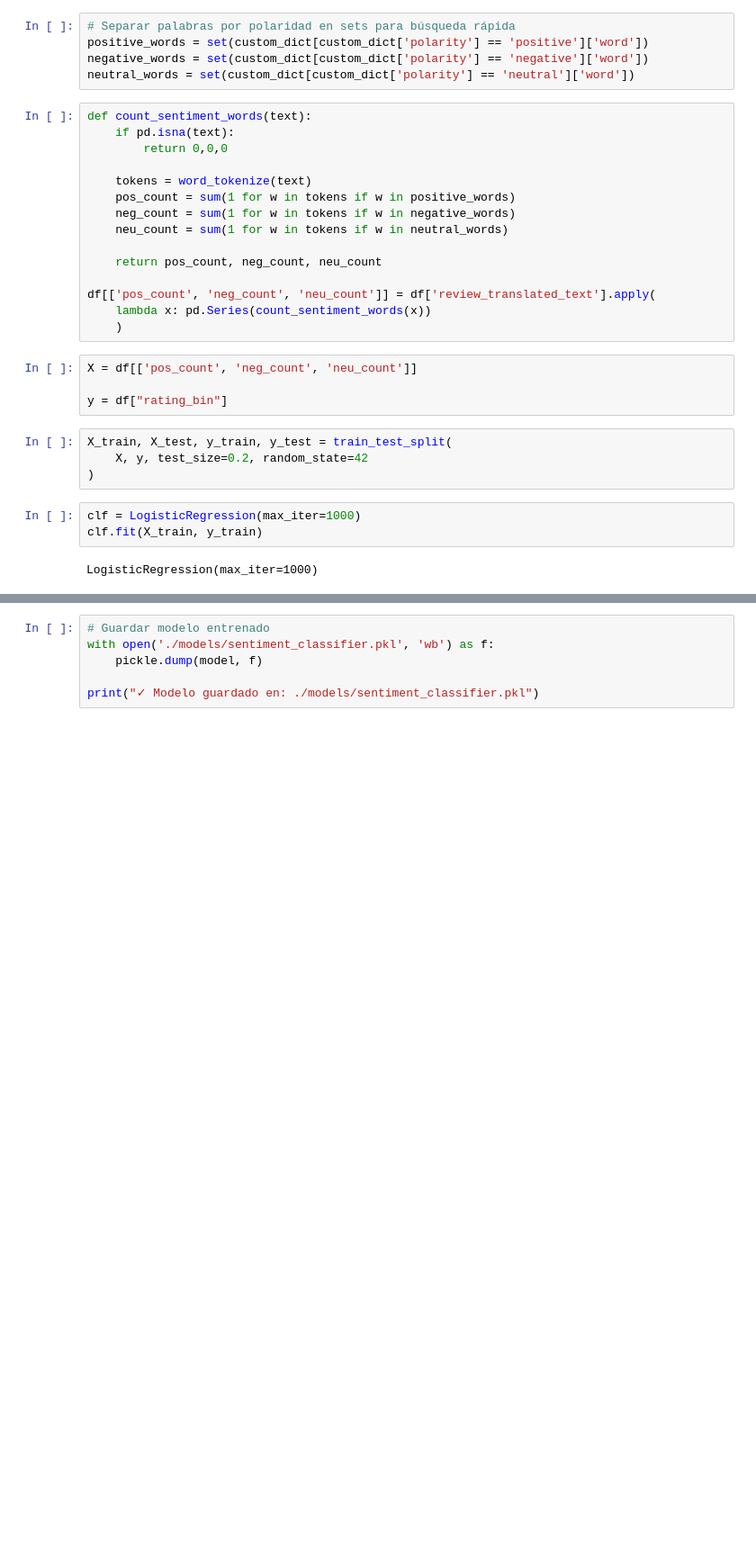
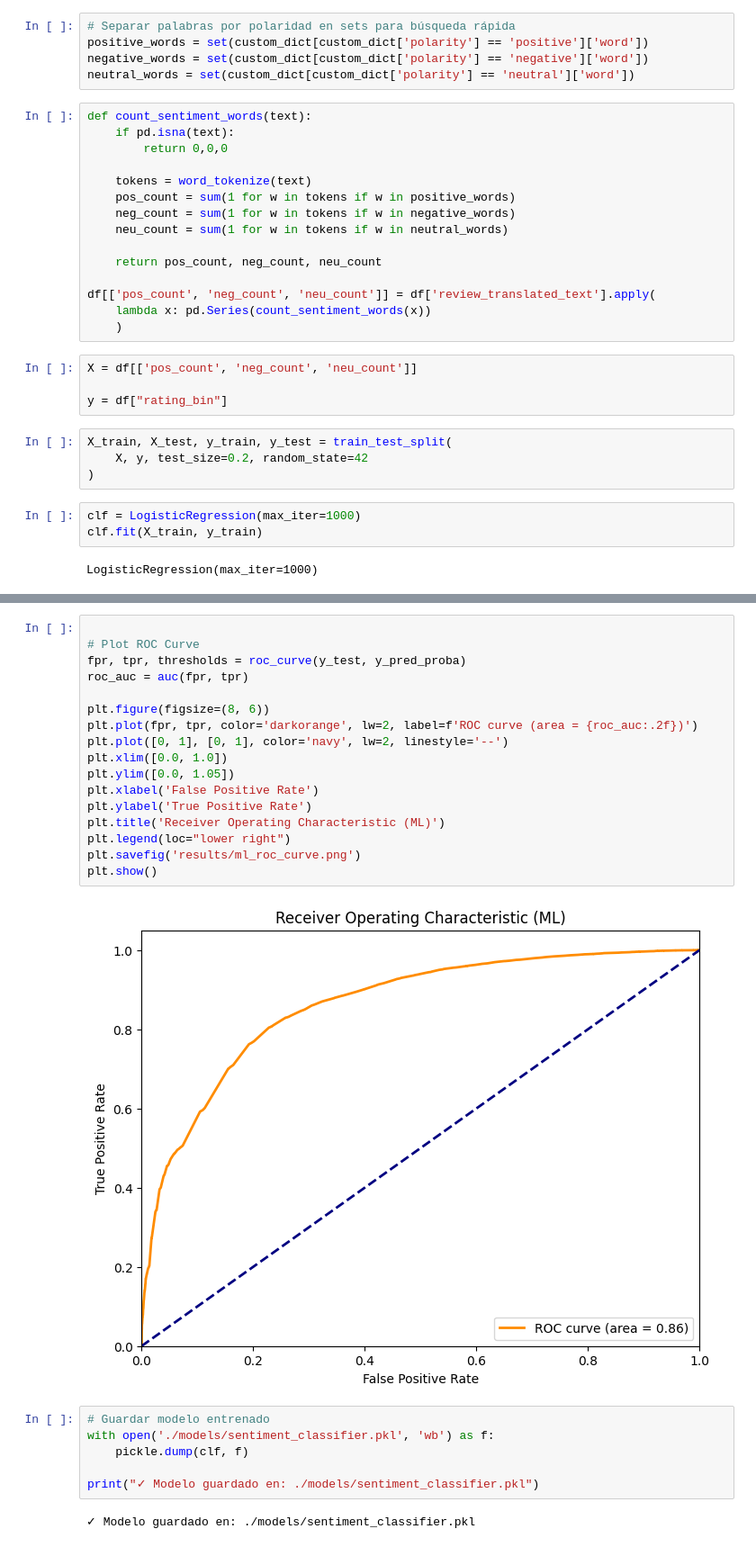
Before and after one commit to xaviifar/mcdonalds-review-sentiment-analysis, a Jupyter notebook: main.ipynb, the cells around one changed output, grey strips where cells are left out. Shown at 90% size. Drawn from its saved outputs; the diff is of its cells as text; blank space fills up the shorter version.

```diff
--- a/main.ipynb
+++ b/main.ipynb
@@ -69,9 +96,30 @@ plt.show()
+# %%
+
+# Plot ROC Curve
+fpr, tpr, thresholds = roc_curve(y_test, y_pred_proba)
+roc_auc = auc(fpr, tpr)
+
+plt.figure(figsize=(8, 6))
+plt.plot(fpr, tpr, color='darkorange', lw=2, label=f'ROC curve (area = {roc_auc:.2f})')
+plt.plot([0, 1], [0, 1], color='navy', lw=2, linestyle='--')
+plt.xlim([0.0, 1.0])
+plt.ylim([0.0, 1.05])
+plt.xlabel('False Positive Rate')
+plt.ylabel('True Positive Rate')
+plt.title('Receiver Operating Characteristic (ML)')
+plt.legend(loc="lower right")
+plt.savefig('results/ml_roc_curve.png')
+plt.show()
+# %% [output]
+[figure, added]
 # %%
 # Guardar modelo entrenado
 with open('./models/sentiment_classifier.pkl', 'wb') as f:
-    pickle.dump(model, f)
+    pickle.dump(clf, f)
 
 print("✓ Modelo guardado en: ./models/sentiment_classifier.pkl")
+# %% [output]
+✓ Modelo guardado en: ./models/sentiment_classifier.pkl
 # %%
 def predict_sentiment(text):
     """Predice el sentimiento de una nueva reseña."""
```
Also changed, not shown: parts of 6 cells of this notebook.
